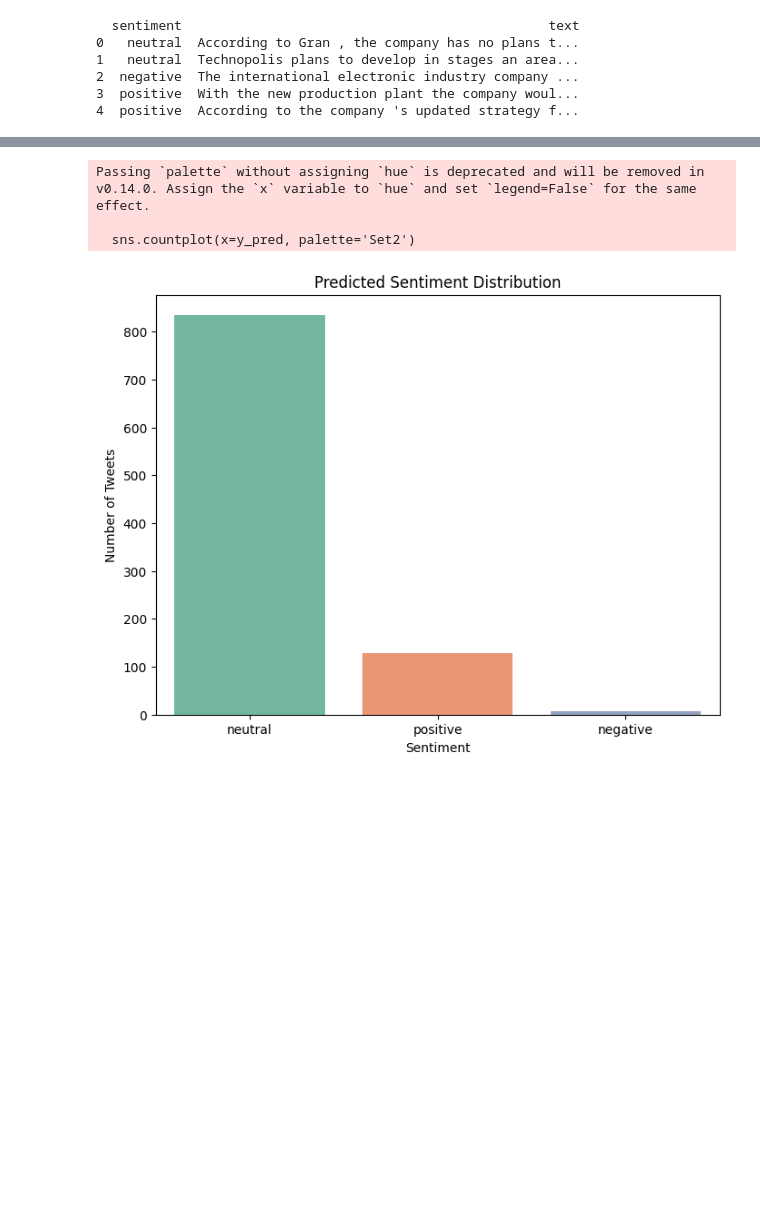
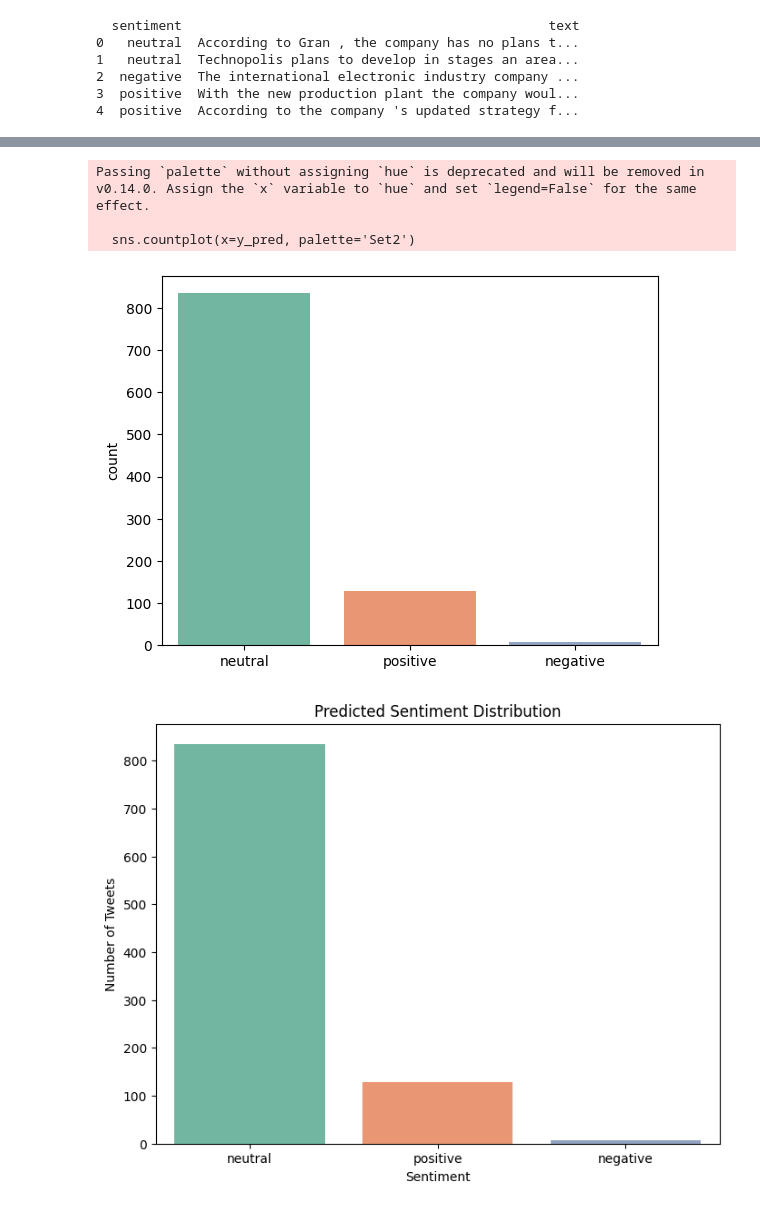
Before and after one commit to BOOBESH7/python-code, a Jupyter notebook: aj_project.ipynb, the cells around one changed output, grey strips where cells are left out. Saved outputs shown, nothing was run; the diff lists cells and outputs as text; code cells hidden in the pictures; blank space fills up the shorter version.

```diff
--- a/aj_project.ipynb
+++ b/aj_project.ipynb
@@ -38,7 +38,7 @@ from sklearn.naive_bayes import MultinomialNB
 from sklearn.metrics import classification_report
 import matplotlib.pyplot as plt
 import seaborn as sns
-
+sns.countplot(x=y_pred, hue=y_pred, palette='Set2', legend=False)
 # Load dataset
 filename = next(iter(uploaded))  # Gets the uploaded file name
 df = pd.read_csv(io.BytesIO(uploaded[filename]), header=None, encoding='latin-1') # Changed encoding to 'latin-1'
@@ -81,31 +81,32 @@ else:
     y_pred = model.predict(X_test_vec)
 
     # Show report
     print("\nClassification Report:\n")
     print(classification_report(y_test, y_pred))
 
     # Plot sentiment distribution
     plt.figure(figsize=(8, 6))
     sns.countplot(x=y_pred, palette='Set2')
     plt.title('Predicted Sentiment Distribution')
     plt.xlabel('Sentiment')
     plt.ylabel('Number of Tweets')
     plt.show()
 # %% [output]
 ['neutral' 'negative' 'positive']
 
 Classification Report:
 
               precision    recall  f1-score   support
 
     negative       1.00      0.06      0.12       110
      neutral       0.68      0.99      0.80       571
     positive       0.69      0.30      0.42       289
 
     accuracy                           0.68       970
    macro avg       0.79      0.45      0.45       970
 weighted avg       0.72      0.68      0.61       970
 Passing `palette` without assigning `hue` is deprecated and will be removed in v0.14.0. Assign the `x` variable to `hue` and set `legend=False` for the same effect.
 
   sns.countplot(x=y_pred, palette='Set2')
-[figure, old version]
+[figure, new version]
+[figure, added]
```
